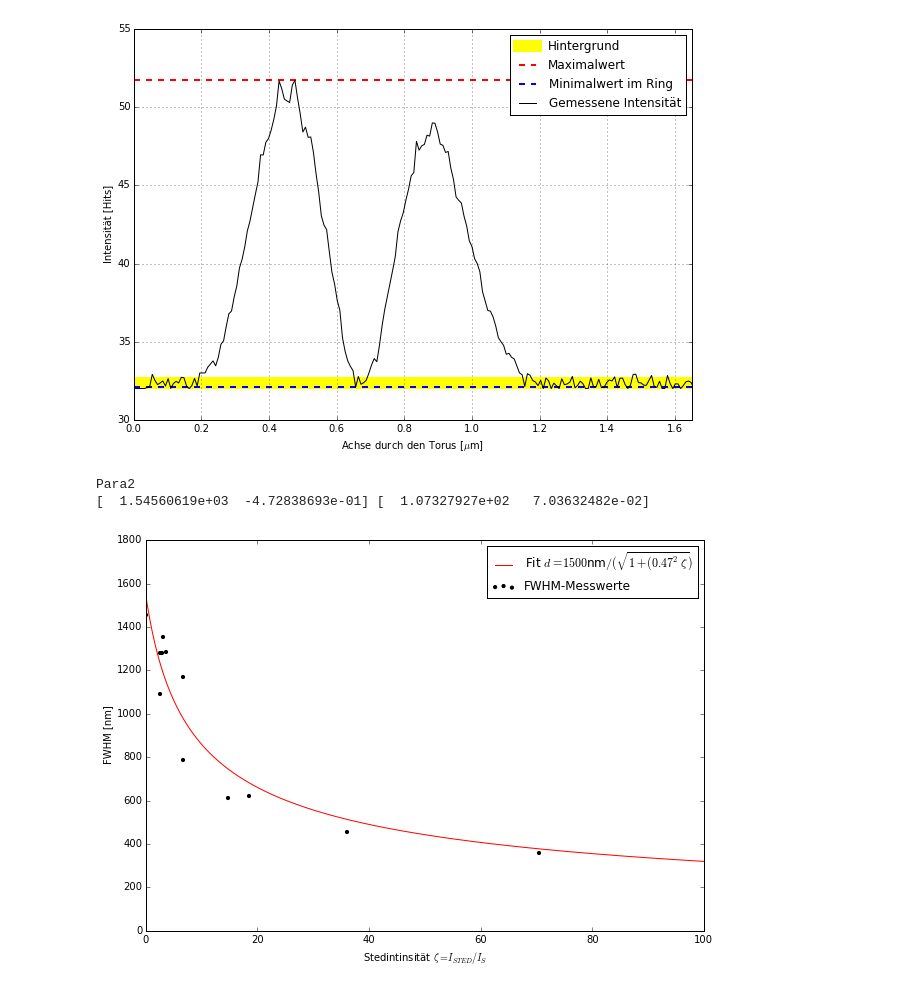
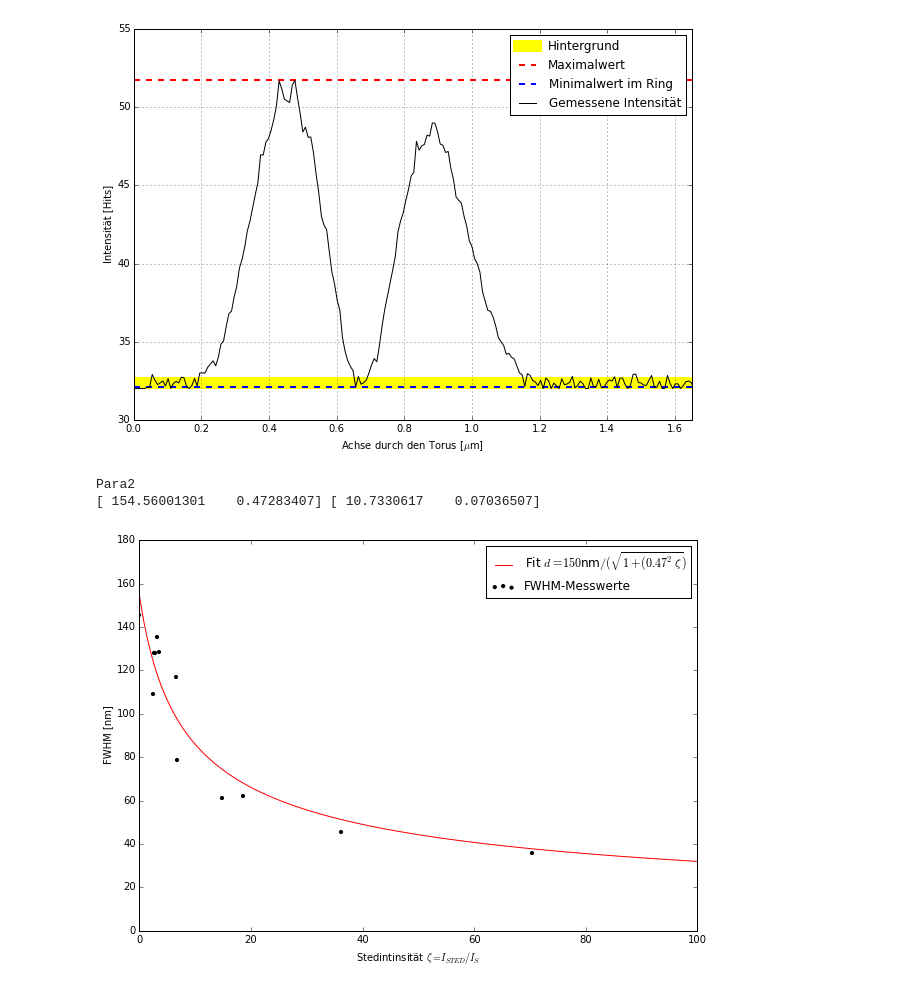
Before and after one commit to pmarszal/Protokolle, a Jupyter notebook: sted/plots/aufg3.ipynb, the cells around one changed output. Cells and saved outputs as stored; diff of their text form; code cells hidden in the pictures.

```diff
--- a/sted/plots/aufg3.ipynb
+++ b/sted/plots/aufg3.ipynb
@@ -165,6 +165,7 @@ fig.savefig('doughnut.pdf')
 # %%
 x = read_fwhm(FWHM_List)
 x[:,0] = x[:,0]/I_satt
+x[:,1] = x[:,1]/10
 # %%
 def fx(x, A, k, y0):
     return A*np.exp(-k*x)+y0
@@ -179,17 +180,17 @@ x_f2 = np.linspace(np.min(x[:,0]),np.max(x[:,0])+10, 1000)
 y_f2 = fxb(x_f2, params2[0], params2[1])
 # %% [output]
 Para2
-[  1.54560619e+03  -4.72838693e-01] [  1.07327927e+02   7.03632482e-02]
+[ 154.56001301    0.47283407] [ 10.7330617    0.07036507]
 # %%
 fig = plt.figure(figsize=(10,7))
 ax = fig.add_subplot(111)
 ax.set_xlabel(u'Stedintinsität $\zeta = I_{STED}/I_S$')
 ax.set_ylabel('FWHM [nm]')
-ax.plot(x_f2,y_f2, color='red', label=('Fit $d = 1500$nm$/(\sqrt{1+(0.47^2\zeta})$'))
+ax.plot(x_f2,y_f2, color='red', label=('Fit $d = 150$nm$/(\sqrt{1+(0.47^2\zeta})$'))
 
 ax.scatter(x[:,0],x[:,1], color='black',s = 10, label='FWHM-Messwerte')
 ax.set_xlim(0, 100)
 ax.legend()
 fig.savefig('fwhm_zeta.pdf')
 # %% [output]
-[figure, old version]
+[figure, new version]
```
Also changed, not shown: 10 other files.
